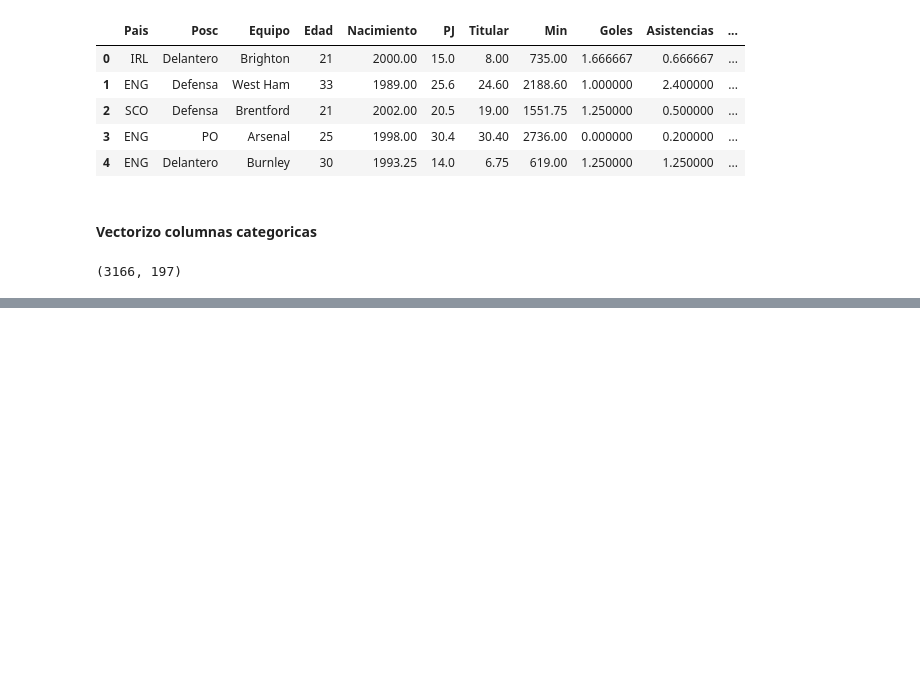
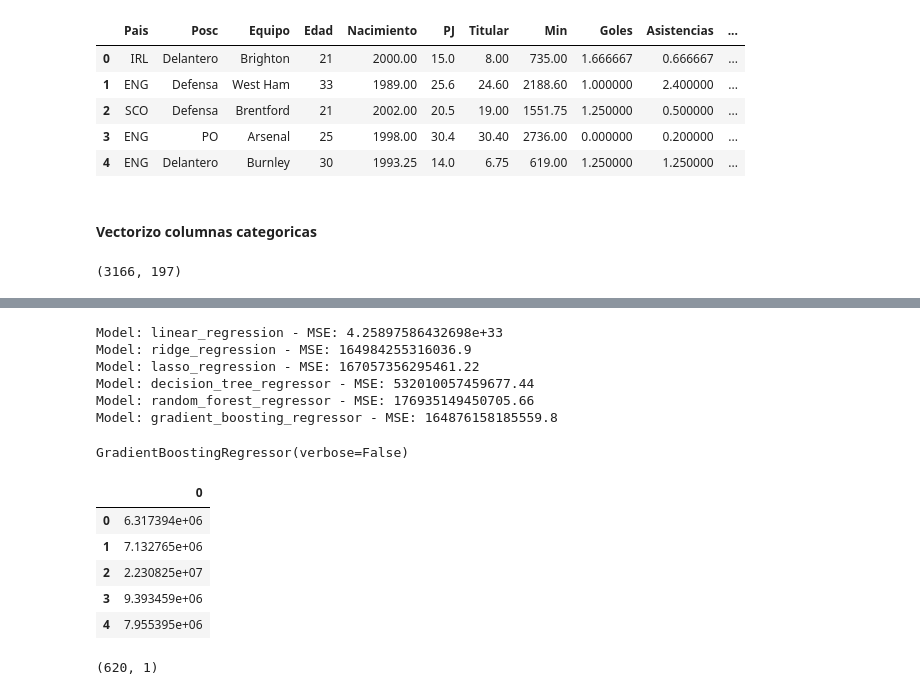
Before and after one commit to Matimengot/Proyecto-Final, a Jupyter notebook: modelo/main.ipynb, the cells around one changed output, grey strips where cells are left out. Saved outputs shown, nothing was run; the diff lists cells and outputs as text; code cells hidden in the pictures; blank space fills up the shorter version.

Commit message:
modelo

```diff
--- a/modelo/main.ipynb
+++ b/modelo/main.ipynb
@@ -138,0 +159,35 @@ train_final
+# %%
+X = train_final.drop('Valor de mercado', axis=1)
+y = train_final['Valor de mercado']
+# %%
+X_train, X_test, y_train, y_test = tts(X, y, test_size=0.2, random_state=42)
+# %%
+model_test(X_train, y_train, X_test, y_test)
+# %% [output]
+Model: linear_regression - MSE: 4.25897586432698e+33
+Model: ridge_regression - MSE: 164984255316036.9
+Model: lasso_regression - MSE: 167057356295461.22
+Model: decision_tree_regressor - MSE: 532010057459677.44
+Model: random_forest_regressor - MSE: 176935149450705.66
+Model: gradient_boosting_regressor - MSE: 164876158185559.8
+# %%
+modelo = GradientBoostingRegressor(verbose=False)
+modelo.fit(X_train, y_train)
+# %% [output]
+GradientBoostingRegressor(verbose=False)
+# %%
+y_pred = modelo.predict(X_test)
+# %%
+valor = pd.DataFrame(y_pred)
+valor.head()
+# %% [output]
+|  | 0 |
+| 0 | 6.317394e+06 |
+| 1 | 7.132765e+06 |
+| 2 | 2.230825e+07 |
+| 3 | 9.393459e+06 |
+| 4 | 7.955395e+06 |
+# %%
+valor.shape
+# %% [output]
+(620, 1)
```
Also changed, not shown: parts of 10 cells of this notebook.
